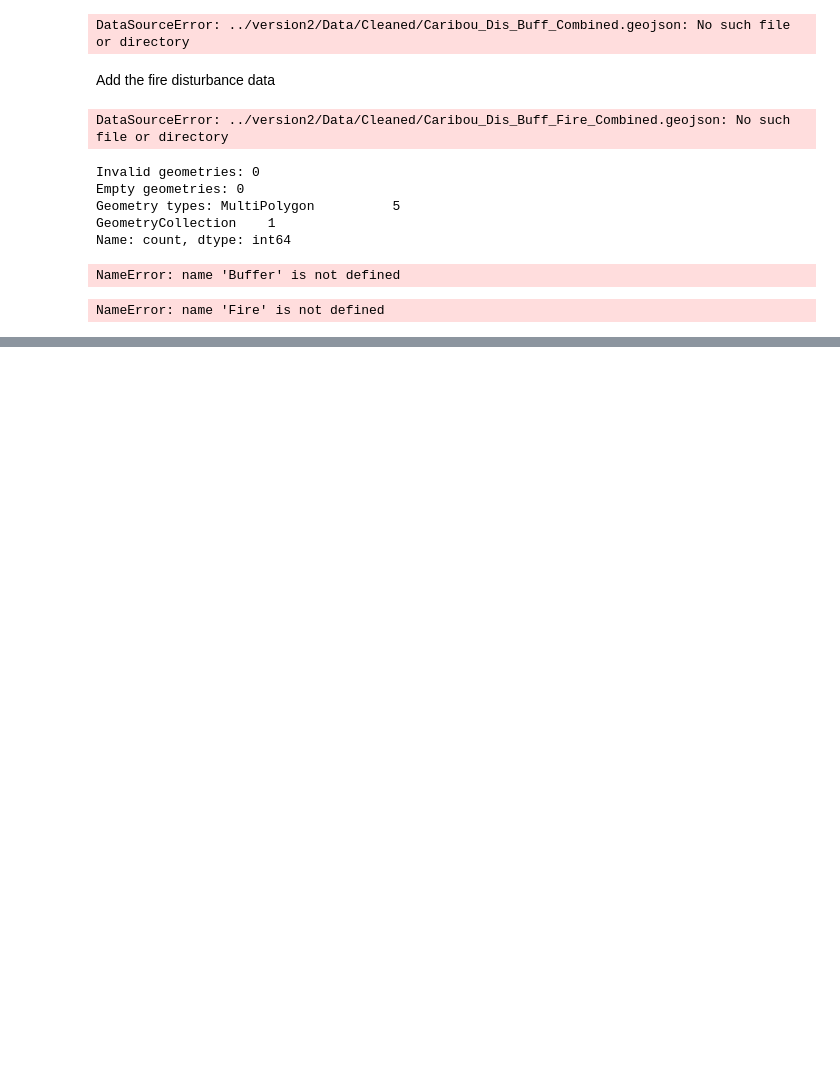
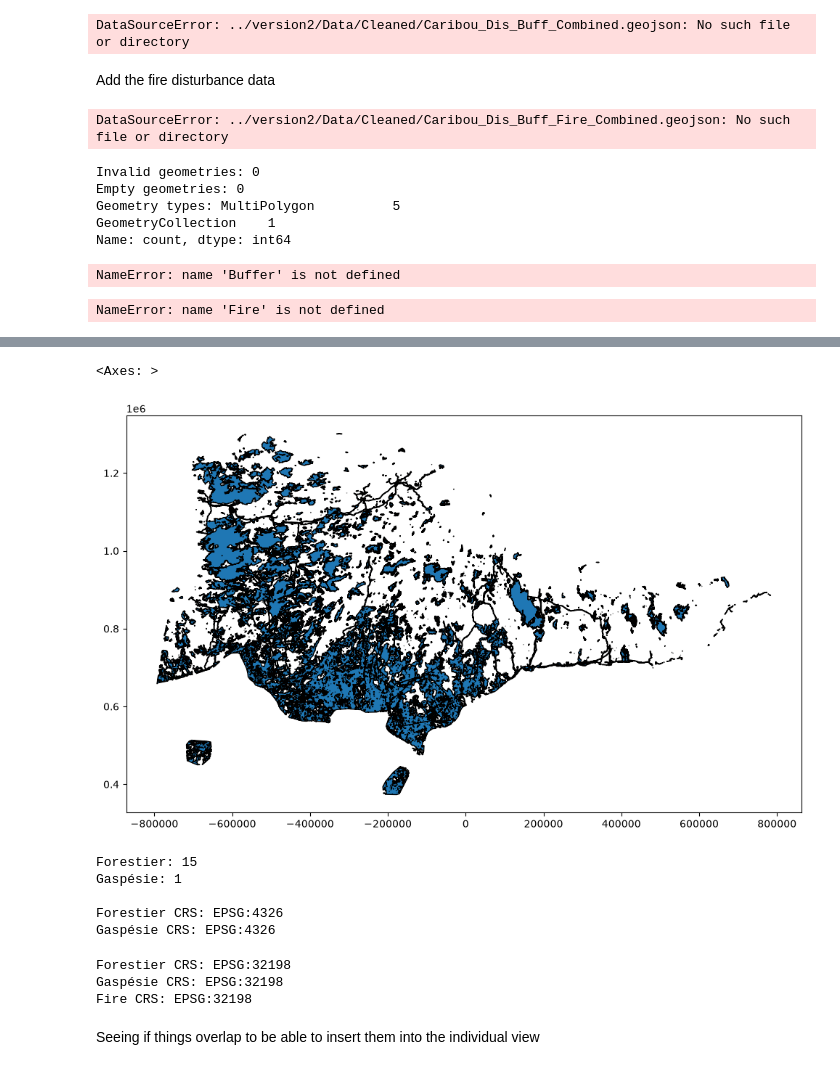
Before and after one commit to kaitrodney-png/geog464-Final-Project-stage-1-, a Jupyter notebook: version2/notebooks/mvp_pipeline copy 3.ipynb, the cells around one changed output, grey strips where cells are left out. Cells and saved outputs as stored; diff of their text form; code cells hidden in the pictures; blank space fills up the shorter version.

Commit message:
adding the data from fire and starting to seperate it to make it work better

```diff
--- a/version2/notebooks/mvp_pipeline copy 3.ipynb
+++ b/version2/notebooks/mvp_pipeline copy 3.ipynb
@@ -983,0 +986,19 @@ Fire_simplified.to_file(
+# %%
+import geopandas as gpd
+
+# Load the simplified fire dataset
+fire = gpd.read_file("/Users/kaitlynnrodney/Desktop/GEOG464/geog464-Final-Project-stage-1-/version2/Data/Take2/Caribou_Fire_Web.geojson ")
+
+# Inspect the dataset
+print("Number of features:", len(fire))
+print("\nColumns:")
+print(fire.columns.tolist())
+
+print("\nCoordinate Reference System:")
+print(fire.crs)
+
+print("\nGeometry types:")
+print(fire.geom_type.value_counts())
+
+print("\nFirst 5 rows:")
+display(fire.head())
@@ -983,0 +1093,5 @@ Fire_simplified.to_file(
+# %%
+fire.plot(figsize=(12, 10), edgecolor="black")
+# %% [output]
+<Axes: >
+[figure, added]
@@ -983,0 +1108,25 @@ Fire_simplified.to_file(
+# %%
+print("Forestier:", len(forestier))
+print("Gaspésie:", len(gaspesie))
+
+print("\nForestier CRS:", forestier.crs)
+print("Gaspésie CRS:", gaspesie.crs)
+# %% [output]
+Forestier: 15
+Gaspésie: 1
+
+Forestier CRS: EPSG:4326
+Gaspésie CRS: EPSG:4326
+# %%
+forestier = forestier.to_crs(fire.crs)
+gaspesie = gaspesie.to_crs(fire.crs)
+
+print("Forestier CRS:", forestier.crs)
+print("Gaspésie CRS:", gaspesie.crs)
+print("Fire CRS:", fire.crs)
+# %% [output]
+Forestier CRS: EPSG:32198
+Gaspésie CRS: EPSG:32198
+Fire CRS: EPSG:32198
+# %% [markdown]
+Seeing if things overlap to be able to insert them into the individual view
```
Also changed, not shown: parts of 10 cells of this notebook, 1 other file.
